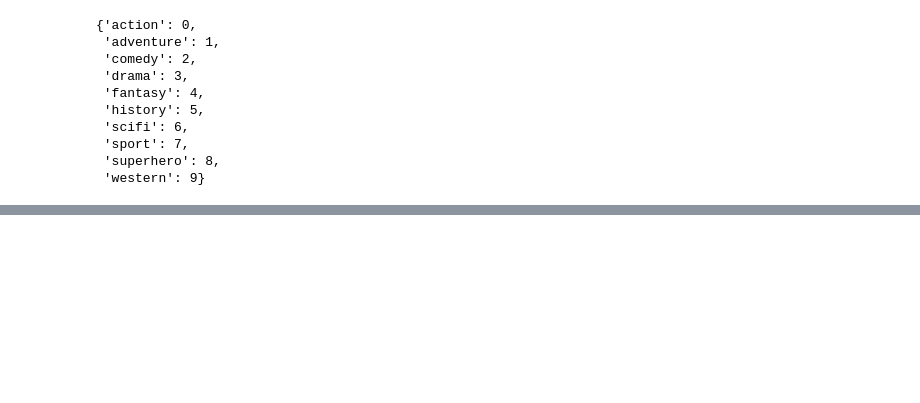
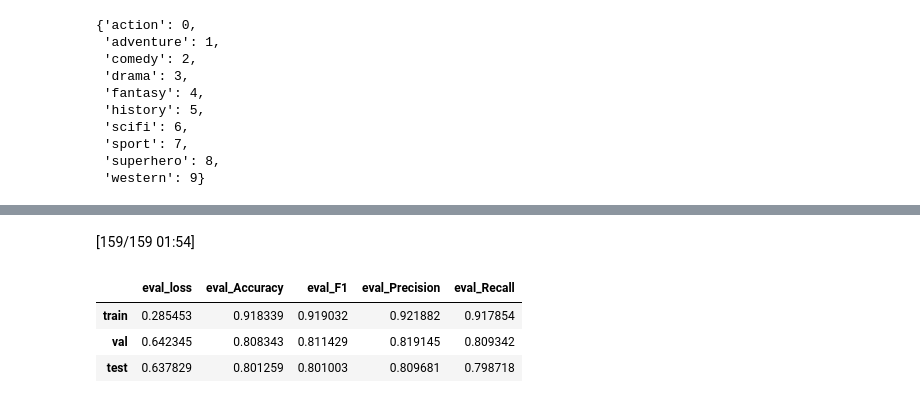
Before and after one commit to tiost100/Movie-Genre-Recognition, a Jupyter notebook: bert_classifier.ipynb, the cells around one changed output, grey strips where cells are left out. Drawn from its saved outputs; the diff is of its cells as text; code cells hidden in the pictures; blank space fills up the shorter version.

```diff
--- a/bert_classifier.ipynb
+++ b/bert_classifier.ipynb
@@ -78,0 +280,9 @@ data.head()
+# %%
+q=[trainer.evaluate(eval_dataset=data) for data in [train_dataset, val_dataset, test_dataset]]
+pd.DataFrame(q, index=["train","val","test"]).iloc[:,:5]
+# %% [output]
+[159/159 01:54]
+|  | eval_loss | eval_Accuracy | eval_F1 | eval_Precision | eval_Recall |
+| train | 0.285453 | 0.918339 | 0.919032 | 0.921882 | 0.917854 |
+| val | 0.642345 | 0.808343 | 0.811429 | 0.819145 | 0.809342 |
+| test | 0.637829 | 0.801259 | 0.801003 | 0.809681 | 0.798718 |
```
Also changed, not shown: parts of 25 cells of this notebook.
